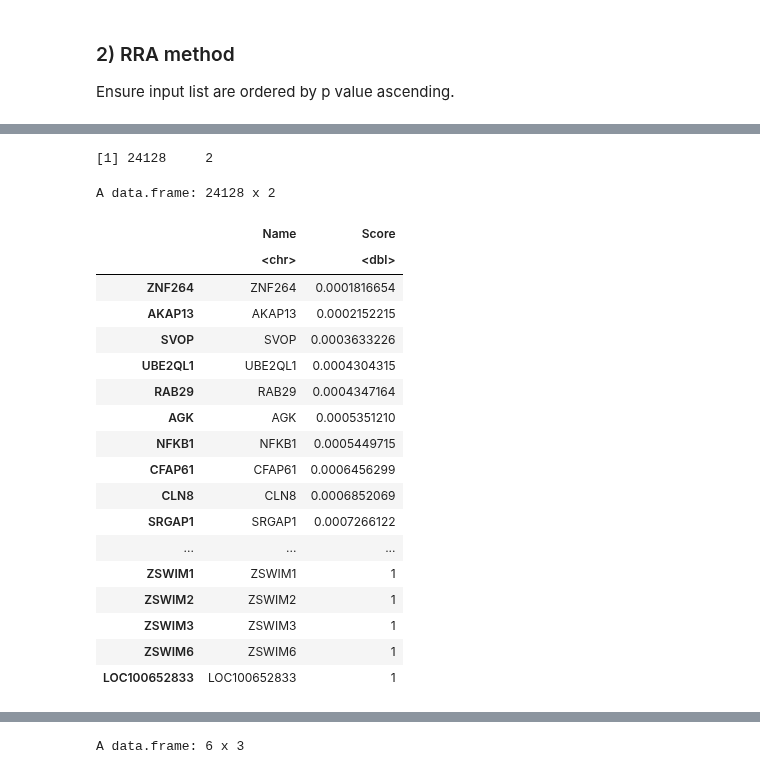
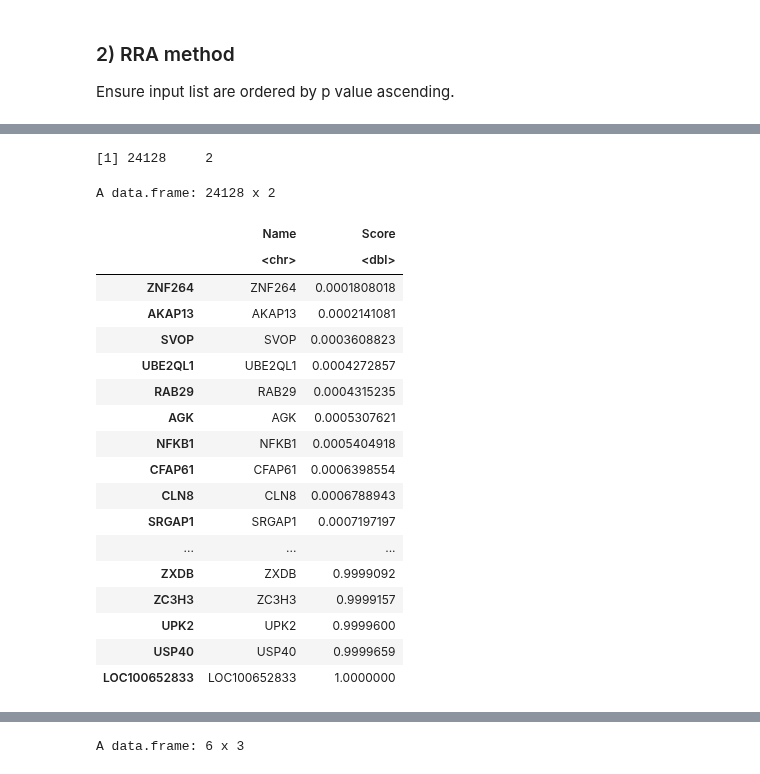
Before and after one commit to laumadmar/MOMIC_notebooks, a Jupyter notebook: IntegrativeAnalysis/RobustRankAggregation_template.ipynb, the cells around one changed output, grey strips where cells are left out. Cells and saved outputs as stored; diff of their text form; code cells hidden in the pictures.

Commit message:
RRA using exact p-values

```diff
--- a/IntegrativeAnalysis/RobustRankAggregation_template.ipynb
+++ b/IntegrativeAnalysis/RobustRankAggregation_template.ipynb
@@ -46,26 +77,26 @@ genelist <- list(as.character(rownames(metaGWES)),as.character(GWAS$HUGO))
 # %%
 # call aggregateRanks method from RobustRankAggreg library
-agglist<-aggregateRanks(rmat=rankMatrix(genelist,full = TRUE),method = "RRA")
+agglist<-aggregateRanks(rmat=rankMatrix(genelist,full = TRUE),method = "RRA", exact=TRUE)
 dim(agglist)
 agglist
 # %% [output]
 [1] 24128     2
 A data.frame: 24128 x 2
 |  | Name | Score |
 |  | <chr> | <dbl> |
-| ZNF264 | ZNF264 | 0.0001816654 |
-| AKAP13 | AKAP13 | 0.0002152215 |
-| SVOP | SVOP | 0.0003633226 |
-| UBE2QL1 | UBE2QL1 | 0.0004304315 |
-| RAB29 | RAB29 | 0.0004347164 |
-| AGK | AGK | 0.0005351210 |
-| NFKB1 | NFKB1 | 0.0005449715 |
-| CFAP61 | CFAP61 | 0.0006456299 |
-| CLN8 | CLN8 | 0.0006852069 |
-| SRGAP1 | SRGAP1 | 0.0007266122 |
+| ZNF264 | ZNF264 | 0.0001808018 |
+| AKAP13 | AKAP13 | 0.0002141081 |
+| SVOP | SVOP | 0.0003608823 |
+| UBE2QL1 | UBE2QL1 | 0.0004272857 |
+| RAB29 | RAB29 | 0.0004315235 |
+| AGK | AGK | 0.0005307621 |
+| NFKB1 | NFKB1 | 0.0005404918 |
+| CFAP61 | CFAP61 | 0.0006398554 |
+| CLN8 | CLN8 | 0.0006788943 |
+| SRGAP1 | SRGAP1 | 0.0007197197 |
 | ... | ... | ... |
-| ZSWIM1 | ZSWIM1 | 1 |
-| ZSWIM2 | ZSWIM2 | 1 |
-| ZSWIM3 | ZSWIM3 | 1 |
-| ZSWIM6 | ZSWIM6 | 1 |
-| LOC100652833 | LOC100652833 | 1 |
+| ZXDB | ZXDB | 0.9999092 |
+| ZC3H3 | ZC3H3 | 0.9999157 |
+| UPK2 | UPK2 | 0.9999600 |
+| USP40 | USP40 | 0.9999659 |
+| LOC100652833 | LOC100652833 | 1.0000000 |
```
Also changed, not shown: parts of 4 cells of this notebook.
